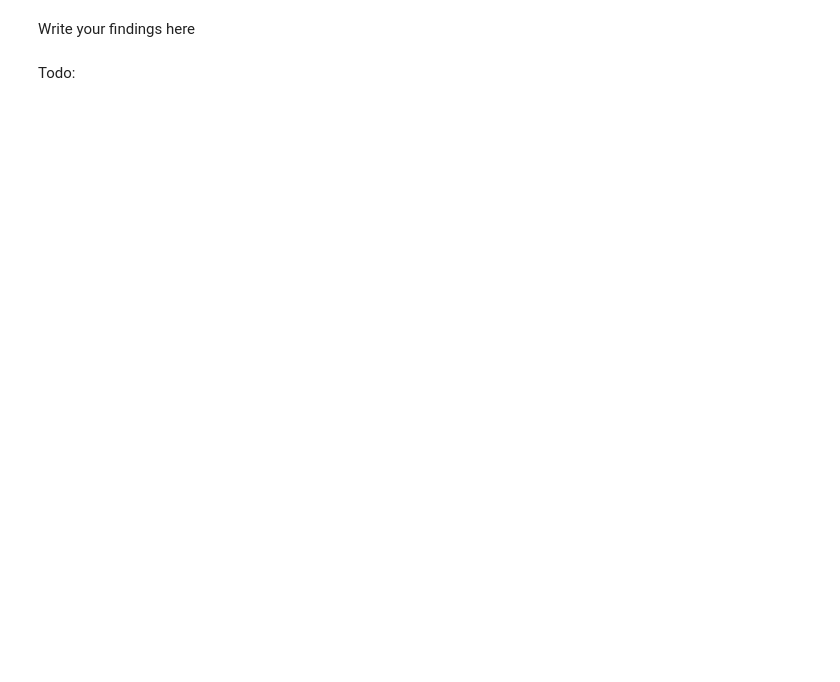
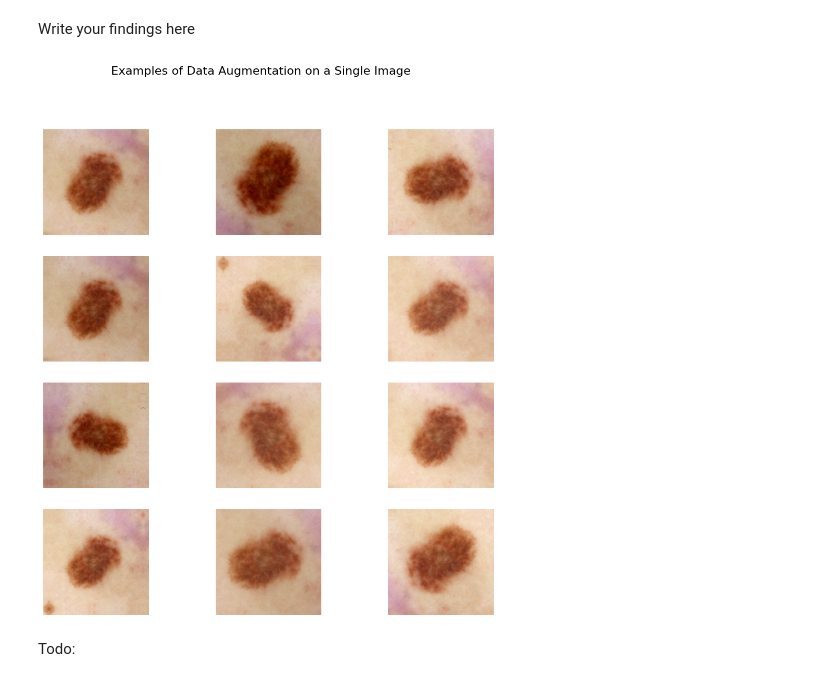
Before and after one commit to thomami244/melanoma-detection, a Jupyter notebook: michael_thomas.ipynb, the cells around one changed output. Saved outputs shown, nothing was run; the diff lists cells and outputs as text; code cells hidden in the pictures; blank space fills up the shorter version.

Commit message:
Updated the first model and created an augmentation strategy

```diff
--- a/michael_thomas.ipynb
+++ b/michael_thomas.ipynb
@@ -224,3 +292,30 @@ Write your findings here
+# %%
+data_augmentation = Sequential([
+    layers.RandomFlip("horizontal", input_shape=(img_height, img_width, 3)),
+    layers.RandomRotation(0.2),
+    layers.RandomZoom(0.2),
+    layers.RandomContrast(0.15),
+    layers.RandomBrightness(0.1)  # Adjust brightness
+])
+# %%
+# Todo, visualize how your augmentation strategy works for one instance of training image.
+import matplotlib.pyplot as plt
+
+# Select a single image for augmentation
+for images, labels in train_ds.take(1):  # Take one batch from training dataset
+    sample_image = images[0]  # Use the first image in the batch
+
+# Create a grid for augmented images
+plt.figure(figsize=(12, 12))
+for i in range(12):  # Generate 12 augmentations for better variety
+    ax = plt.subplot(4, 3, i + 1)  # Create a 4x3 grid
+    augmented_image = data_augmentation(tf.expand_dims(sample_image, axis=0))  # Add batch dimension
+    plt.imshow(augmented_image[0].numpy().astype("uint8"))  # Visualize augmented image
+    plt.axis("off")
+plt.suptitle("Examples of Data Augmentation on a Single Image", fontsize=16)
+plt.show()
+# %% [output]
+[figure, added]
 # %% [markdown]
 
 Todo:
```
Also changed, not shown: parts of 18 cells of this notebook.
